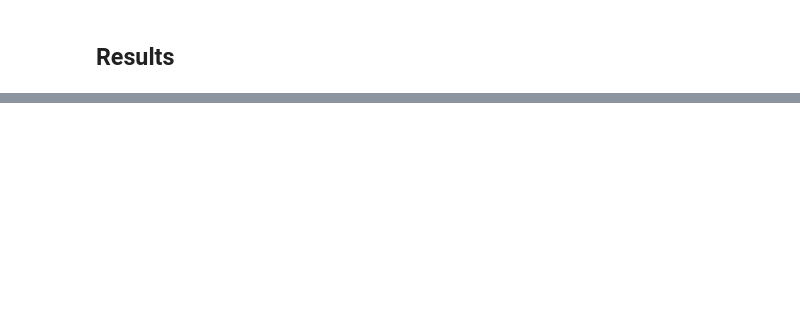
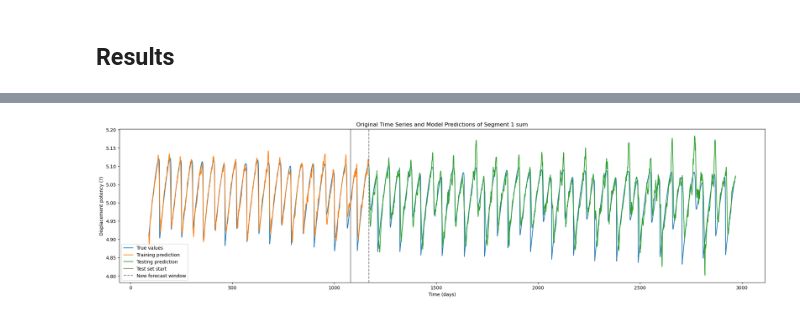
Before and after one commit to ai4er-cdt/earthquake-predictability, a Jupyter notebook: notebooks/CGB47 010 - Lab p4679 - TCN.ipynb, the cells around one changed output, grey strips where cells are left out. Saved outputs shown, nothing was run; the diff lists cells and outputs as text; code cells hidden in the pictures; blank space fills up the shorter version.

Commit message:
New single plot function in utils, adjusted other plotting functions in utils - check if you are calling them in your scripts! See CGB47 010 notebook or train_cascadia.py for reference

```diff
--- a/notebooks/CGB47 010 - Lab p4679 - TCN.ipynb
+++ b/notebooks/CGB47 010 - Lab p4679 - TCN.ipynb
@@ -155,5 +160,7 @@ ZOOM_MIN = 2600
 ZOOM_MAX = 2800
 ZOOM_WINDOW = [ZOOM_MIN, ZOOM_MAX]
 # %%
-plot_all_data_results(TEST_START_IDX, data_dict, results_dict, LOOKBACK, FORECAST, TITLE, X_LABEL, Y_LABEL, [])
+plot_all_data_results(data_dict, results_dict, LOOKBACK, FORECAST, TITLE, X_LABEL, Y_LABEL, [])
+# %% [output]
+[figure, added]
 # %%
```
Also changed, not shown: parts of 19 cells of this notebook, 9 other files.
